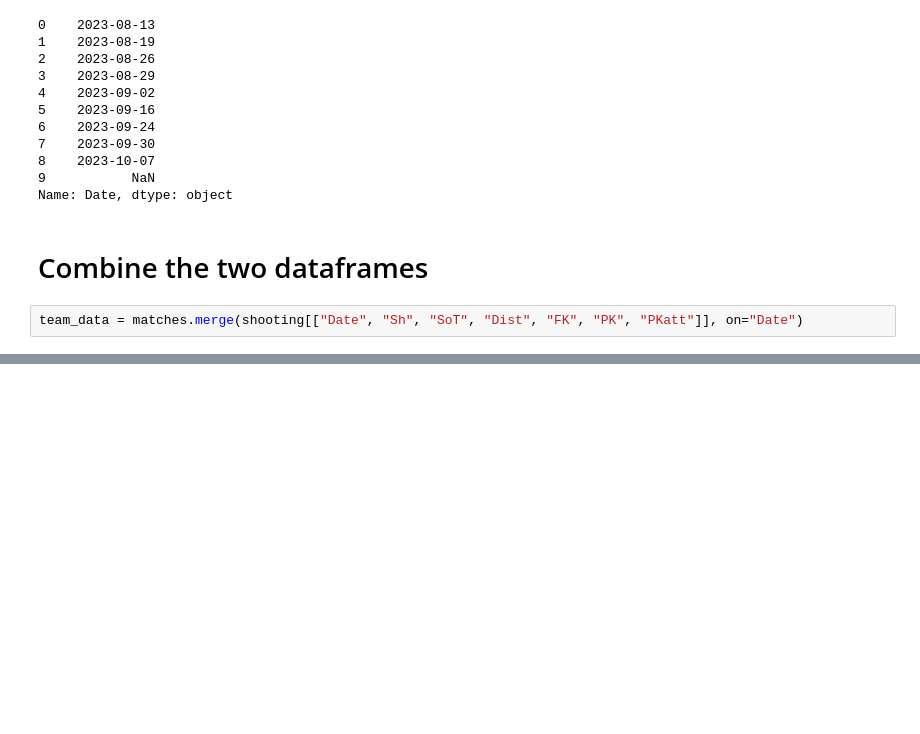
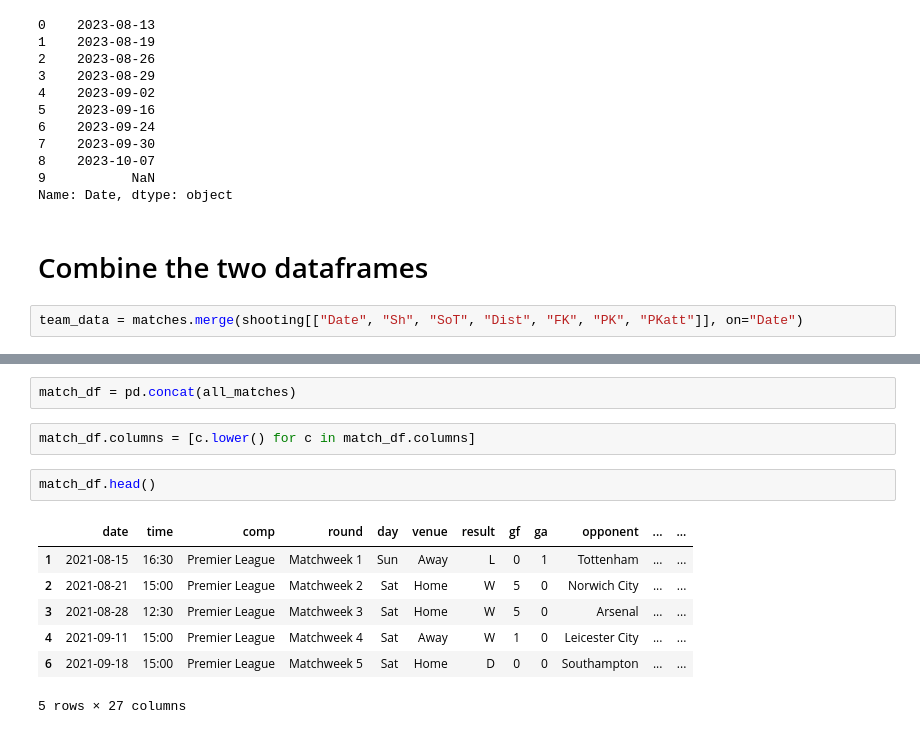
Before and after one commit to cameronmcewan/Player-performance-analysis, a Jupyter notebook: fbref-scrape.ipynb, the cells around one changed output, grey strips where cells are left out. Drawn from its saved outputs; the diff is of its cells as text; blank space fills up the shorter version.

```diff
--- a/fbref-scrape.ipynb
+++ b/fbref-scrape.ipynb
@@ -181,0 +250,14 @@ AttributeError: 'Series' object has no attribute 'columns'
+# %%
+match_df = pd.concat(all_matches)
+# %%
+match_df.columns = [c.lower() for c in match_df.columns]
+# %%
+match_df.head()
+# %% [output]
+|  | date | time | comp | round | day | venue | result | gf | ga | opponent | ... | ... |
+| 1 | 2021-08-15 | 16:30 | Premier League | Matchweek 1 | Sun | Away | L | 0 | 1 | Tottenham | ... | ... |
+| 2 | 2021-08-21 | 15:00 | Premier League | Matchweek 2 | Sat | Home | W | 5 | 0 | Norwich City | ... | ... |
+| 3 | 2021-08-28 | 12:30 | Premier League | Matchweek 3 | Sat | Home | W | 5 | 0 | Arsenal | ... | ... |
+| 4 | 2021-09-11 | 15:00 | Premier League | Matchweek 4 | Sat | Away | W | 1 | 0 | Leicester City | ... | ... |
+| 6 | 2021-09-18 | 15:00 | Premier League | Matchweek 5 | Sat | Home | D | 0 | 0 | Southampton | ... | ... |
+5 rows × 27 columns
```
Also changed, not shown: parts of 10 cells of this notebook, 1 other file.
